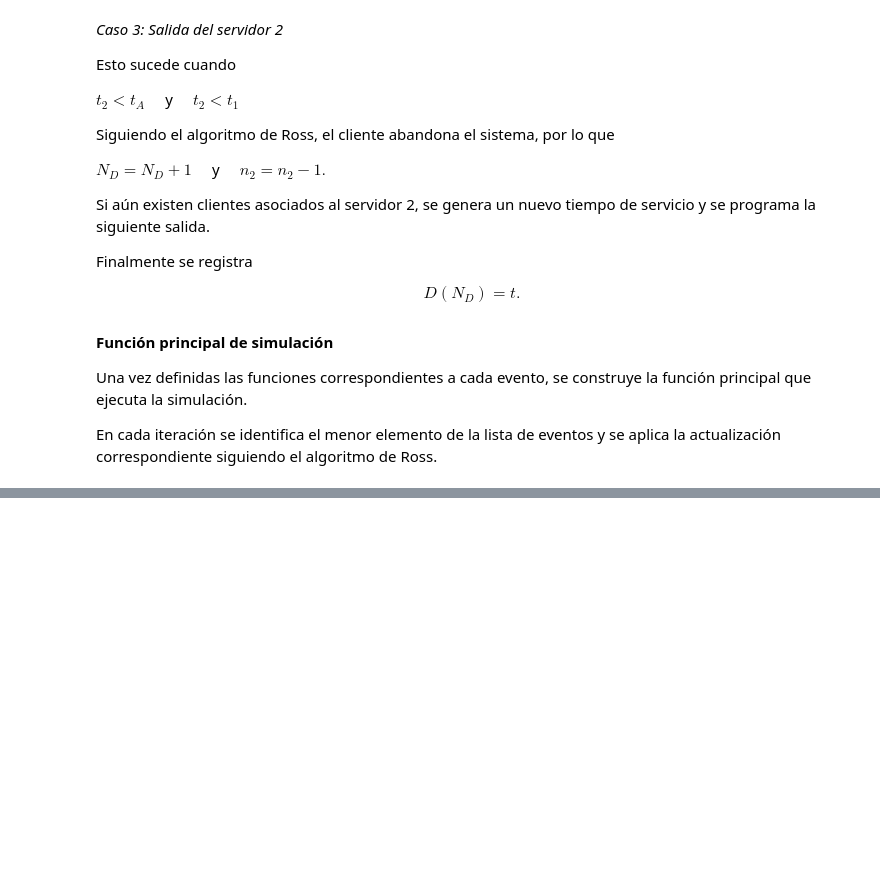
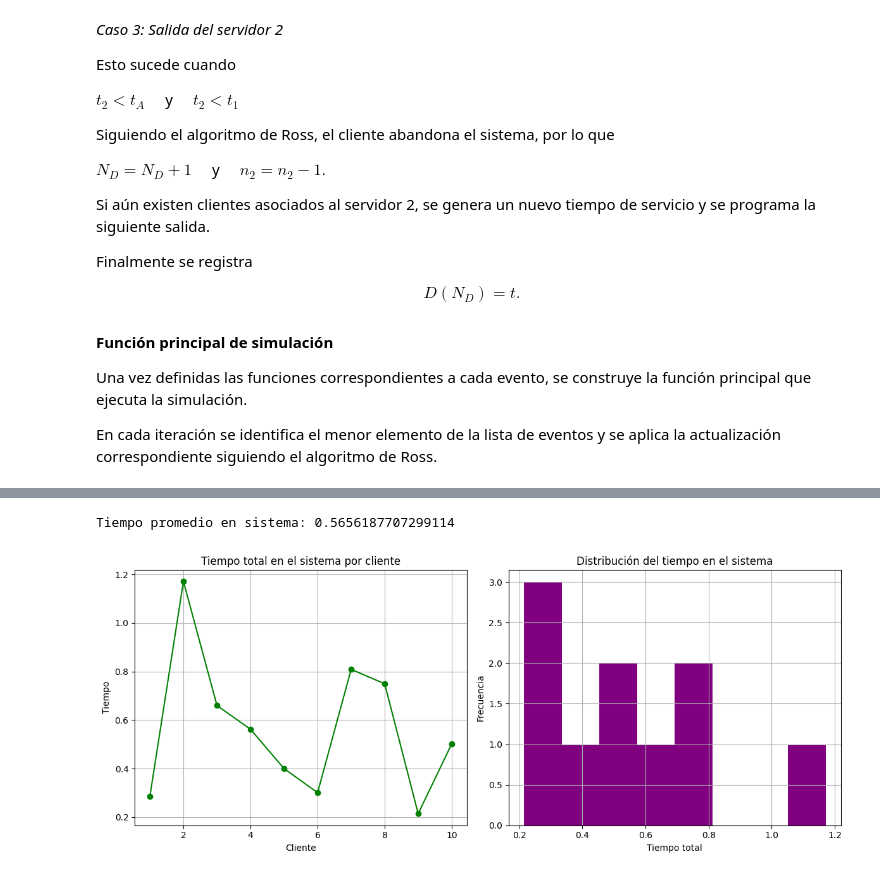
Before and after one commit to KarlaMichelleSorianoSanhez/Simulacion-I, a Jupyter notebook: sistemas_de_linea_de_espera_con_dos_servidores_en_serie_y_paralelo_.ipynb, the cells around one changed output, grey strips where cells are left out. Cells and saved outputs as stored; diff of their text form; code cells hidden in the pictures; blank space fills up the shorter version.

```diff
--- a/sistemas_de_linea_de_espera_con_dos_servidores_en_serie_y_paralelo_.ipynb
+++ b/sistemas_de_linea_de_espera_con_dos_servidores_en_serie_y_paralelo_.ipynb
@@ -194,10 +219,11 @@ def generar_llegada(lamda):
 # %%
 # Generar tiempo de servicio
 
-def generar_servicio(mu):
+def generar_servicio1(mu):
+  return np.random.exponential(1 / mu)
 
-    # Generar variable exponencial
-    return np.random.exponential(1 / mu)
+def generar_servicio2(mu):
+  return np.random.exponential(1 / mu)
 # %% [markdown]
 *Inicialización del sistema*
 
@@ -640,0 +546,5 @@ ValueError: x and y must have same first dimension, but have shapes (1002,) and
+# %%
+# Fijar semilla para reproducibilidad
+np.random.seed(123)
+
+A1, A2, D = simular_tandem(lamb=2, mu1=3,mu2=4, n_clientes=10)
@@ -640,0 +640,48 @@ ValueError: x and y must have same first dimension, but have shapes (1002,) and
+# %%
+T = {n: D[n] - A1[n]
+     for n in D}
+
+print(
+    "Tiempo promedio en sistema:",
+    np.mean(list(T.values()))
+)
+# %% [output]
+Tiempo promedio en sistema: 0.5656187707299114
+# %%
+clientes = list(T.keys())
+tiempos = list(T.values())
+
+# Crear figura con dos gráficas
+fig, ax = plt.subplots(1, 2, figsize=(12, 5))
+
+# Tiempo total por cliente
+ax[0].plot(
+    clientes,
+    tiempos,
+    marker='o',
+    color='green'
+)
+
+ax[0].set_title('Tiempo total en el sistema por cliente')
+ax[0].set_xlabel('Cliente')
+ax[0].set_ylabel('Tiempo')
+ax[0].grid(True)
+
+# Histograma de tiempos totales
+ax[1].hist(
+    tiempos,
+    bins=8,
+    color='purple'
+)
+
+ax[1].set_title('Distribución del tiempo en el sistema')
+ax[1].set_xlabel('Tiempo total')
+ax[1].set_ylabel('Frecuencia')
+ax[1].grid(True)
+
+# Ajustar diseño
+
+plt.tight_layout()
+plt.show()
+# %% [output]
+[figure, added]
```
Also changed, not shown: parts of 30 cells of this notebook.
